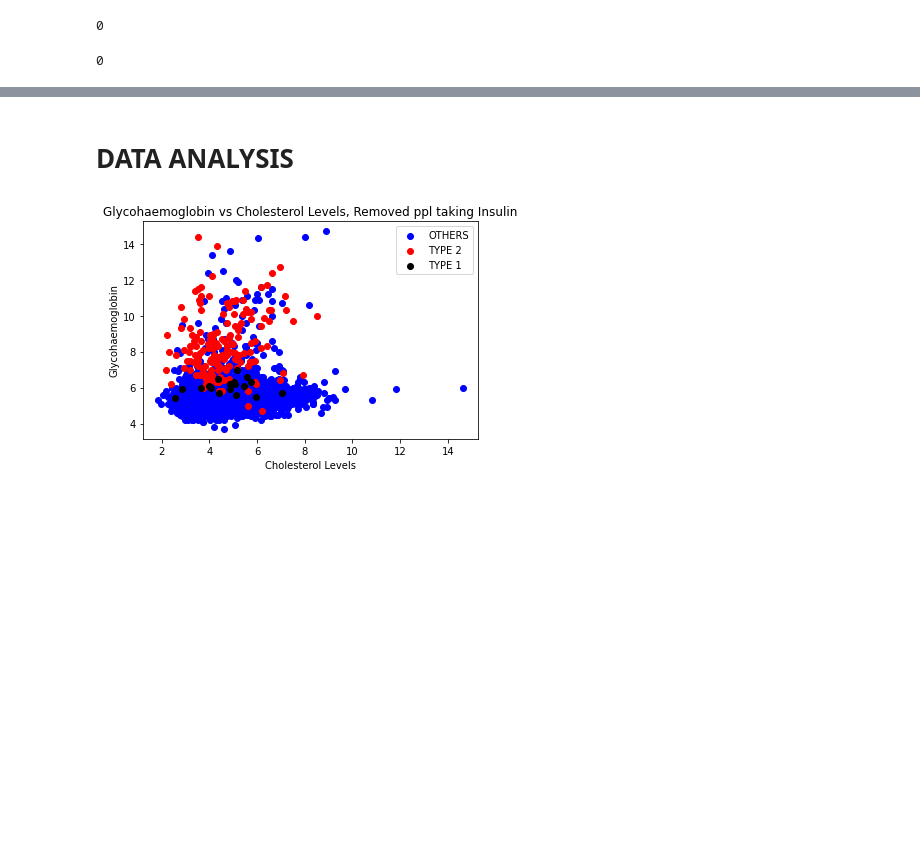
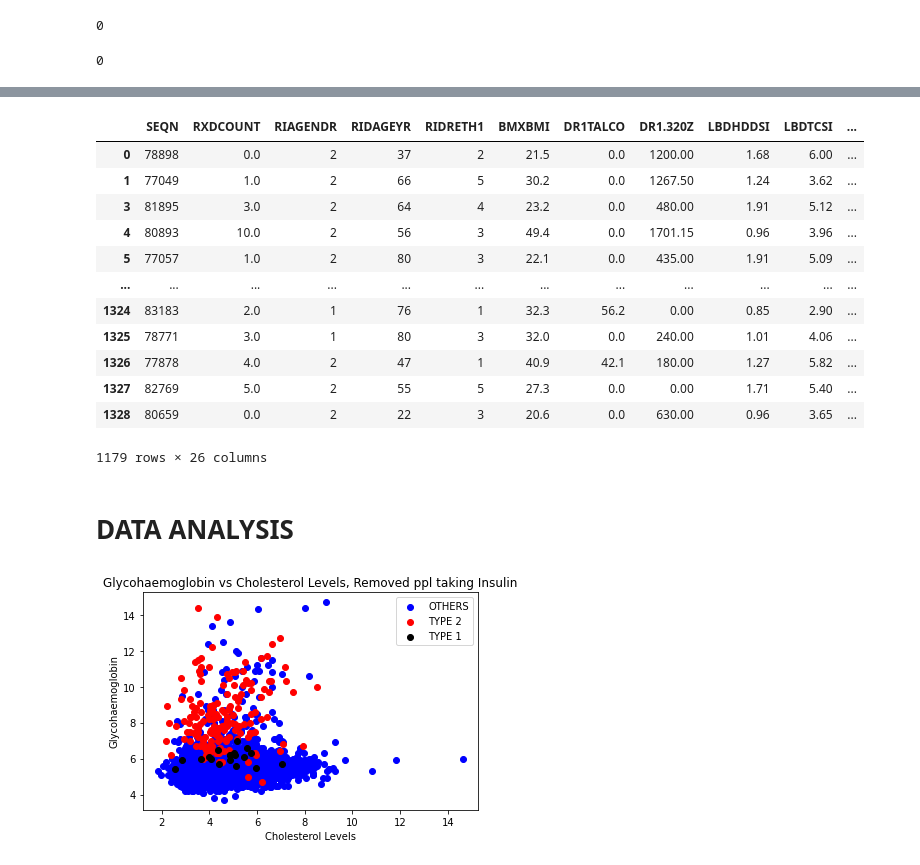
Before and after one commit to birddropping/IND5003-Group-Project, a Jupyter notebook: IND5003_Group_Project.ipynb, the cells around one changed output, grey strips where cells are left out. Cells and saved outputs as stored; diff of their text form; code cells hidden in the pictures; blank space fills up the shorter version.

```diff
--- a/IND5003_Group_Project.ipynb
+++ b/IND5003_Group_Project.ipynb
@@ -494,3 +483,19 @@ final_data
+# %%
+X_test
+# %% [output]
+|  | SEQN | RXDCOUNT | RIAGENDR | RIDAGEYR | RIDRETH1 | BMXBMI | DR1TALCO | DR1.320Z | LBDHDDSI | LBDTCSI | ... |
+| 0 | 78898 | 0.0 | 2 | 37 | 2 | 21.5 | 0.0 | 1200.00 | 1.68 | 6.00 | ... |
+| 1 | 77049 | 1.0 | 2 | 66 | 5 | 30.2 | 0.0 | 1267.50 | 1.24 | 3.62 | ... |
+| 3 | 81895 | 3.0 | 2 | 64 | 4 | 23.2 | 0.0 | 480.00 | 1.91 | 5.12 | ... |
+| 4 | 80893 | 10.0 | 2 | 56 | 3 | 49.4 | 0.0 | 1701.15 | 0.96 | 3.96 | ... |
+| 5 | 77057 | 1.0 | 2 | 80 | 3 | 22.1 | 0.0 | 435.00 | 1.91 | 5.09 | ... |
+| ... | ... | ... | ... | ... | ... | ... | ... | ... | ... | ... | ... |
+| 1324 | 83183 | 2.0 | 1 | 76 | 1 | 32.3 | 56.2 | 0.00 | 0.85 | 2.90 | ... |
+| 1325 | 78771 | 3.0 | 1 | 80 | 3 | 32.0 | 0.0 | 240.00 | 1.01 | 4.06 | ... |
+| 1326 | 77878 | 4.0 | 2 | 47 | 1 | 40.9 | 42.1 | 180.00 | 1.27 | 5.82 | ... |
+| 1327 | 82769 | 5.0 | 2 | 55 | 5 | 27.3 | 0.0 | 0.00 | 1.71 | 5.40 | ... |
+| 1328 | 80659 | 0.0 | 2 | 22 | 3 | 20.6 | 0.0 | 630.00 | 0.96 | 3.65 | ... |
+1179 rows × 26 columns
 # %% [markdown]
 
 
```
Also changed, not shown: parts of 29 cells of this notebook.
